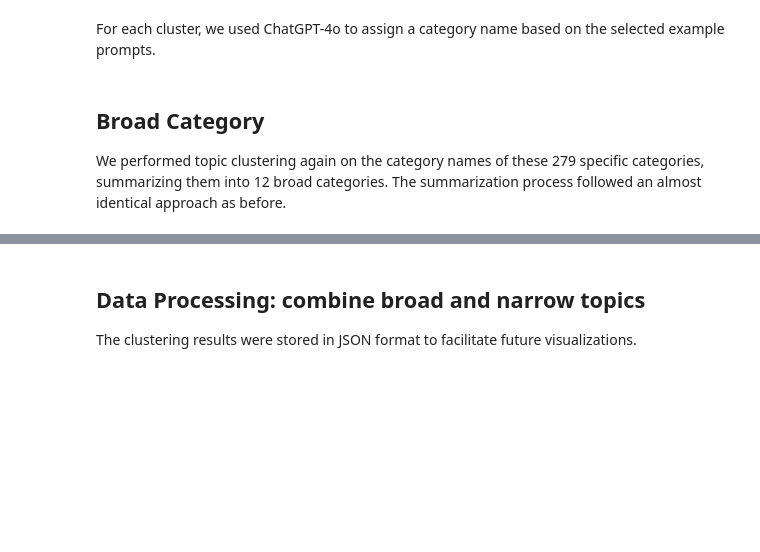
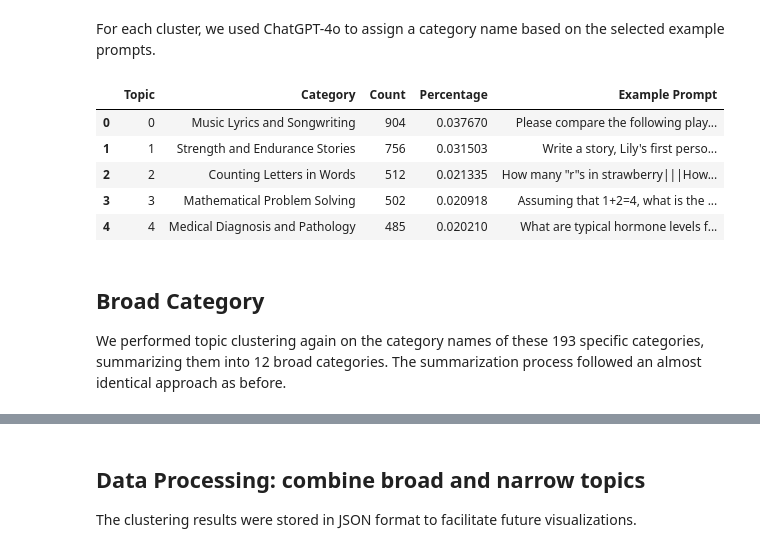
Before and after one commit to lmarena/arena-catalog, a Jupyter notebook: topic_clustering/topic_explorer_script.ipynb, the cells around one changed output, grey strips where cells are left out. Cells and saved outputs as stored; diff of their text form; code cells hidden in the pictures; blank space fills up the shorter version.

```diff
--- a/topic_clustering/topic_explorer_script.ipynb
+++ b/topic_clustering/topic_explorer_script.ipynb
@@ -71,7 +106,6 @@ topics, probs = topic_model.fit_transform(doc, embeddings=embeddings)
 # %% [markdown]
 Before reducing outliers, we selected 20 example prompts from each identified cluster. These prompts were chosen from those in the first 20th percentile of probability calculated by HDBSCAN clustering, representing the likelihood that they belong to the cluster. We excluded extra-long (>100 words) and extra-short (<5 words) prompts for better readability.
 # %%
-import random
 from collections import defaultdict
 
 sampled_prompts = defaultdict(list)
@@ -91,8 +125,6 @@ for topic_id in topic_info['Topic'][1:]:
                 filtered_docs['Document'].str.split().str.len() <= cap
             ]
             cap += 50
-    if topic_id % 10 == 0:
-        print(topic_id)
 
     sampled_docs = res.sample(n=min(20,
                             len(res)),
@@ -141,16 +211,3 @@ summaries = {}
 for topic_id, prompts in sampled_prompts.items():
     summary = summarize_topic(prompts)
     summaries[topic_id] = summary
-
-    if topic_id % 50 == 0:
-        print(topic_id, ': ', summary)
-
-summaries_df = pd.DataFrame(list(summaries.items()), columns=['Topic', 'Summary'])
-summaries_df['Category'] = summaries_df['Summary'].apply(lambda x: re.search(r"'(.*?)'", x).group(1))
-topic_info_modified = topic_info[['Topic', 'Count']]
-summaries_df = summaries_df.merge(topic_info_modified, on='Topic')[['Topic', 'Category', 'Count']]
-summaries_df['Percentage'] = summaries_df['Count'] / summaries_df['Count'].sum()
-summaries_df['Example Prompt'] = summaries_df.apply(lambda x: sampled_prompts[x.Topic], axis=1)
-summaries_df['Example Prompt'] = summaries_df['Example Prompt'].str.join('|||')
-
-summaries_df.to_csv(f"{file_path}/recent_english_narrow_categories.csv", index=False)
@@ -157,5 +224,14 @@ summaries_df.to_csv(f"{file_path}/recent_english_narrow_categories.csv", index=F
+# %%
+summaries_df.head()
+# %% [output]
+|  | Topic | Category | Count | Percentage | Example Prompt |
+| 0 | 0 | Music Lyrics and Songwriting | 904 | 0.037670 | Please compare the following play... |
+| 1 | 1 | Strength and Endurance Stories | 756 | 0.031503 | Write a story, Lily's first perso... |
+| 2 | 2 | Counting Letters in Words | 512 | 0.021335 | How many "r"s in strawberry|||How... |
+| 3 | 3 | Mathematical Problem Solving | 502 | 0.020918 | Assuming that 1+2=4, what is the ... |
+| 4 | 4 | Medical Diagnosis and Pathology | 485 | 0.020210 | What are typical hormone levels f... |
 # %% [markdown]
 ## Broad Category
 
-We performed topic clustering again on the category names of these 279 specific categories, summarizing them into 12 broad categories. The summarization process followed an almost identical approach as before.
+We performed topic clustering again on the category names of these 193 specific categories, summarizing them into 12 broad categories. The summarization process followed an almost identical approach as before.
 # %%
```
Also changed, not shown: parts of 13 cells of this notebook, 10 other files.
